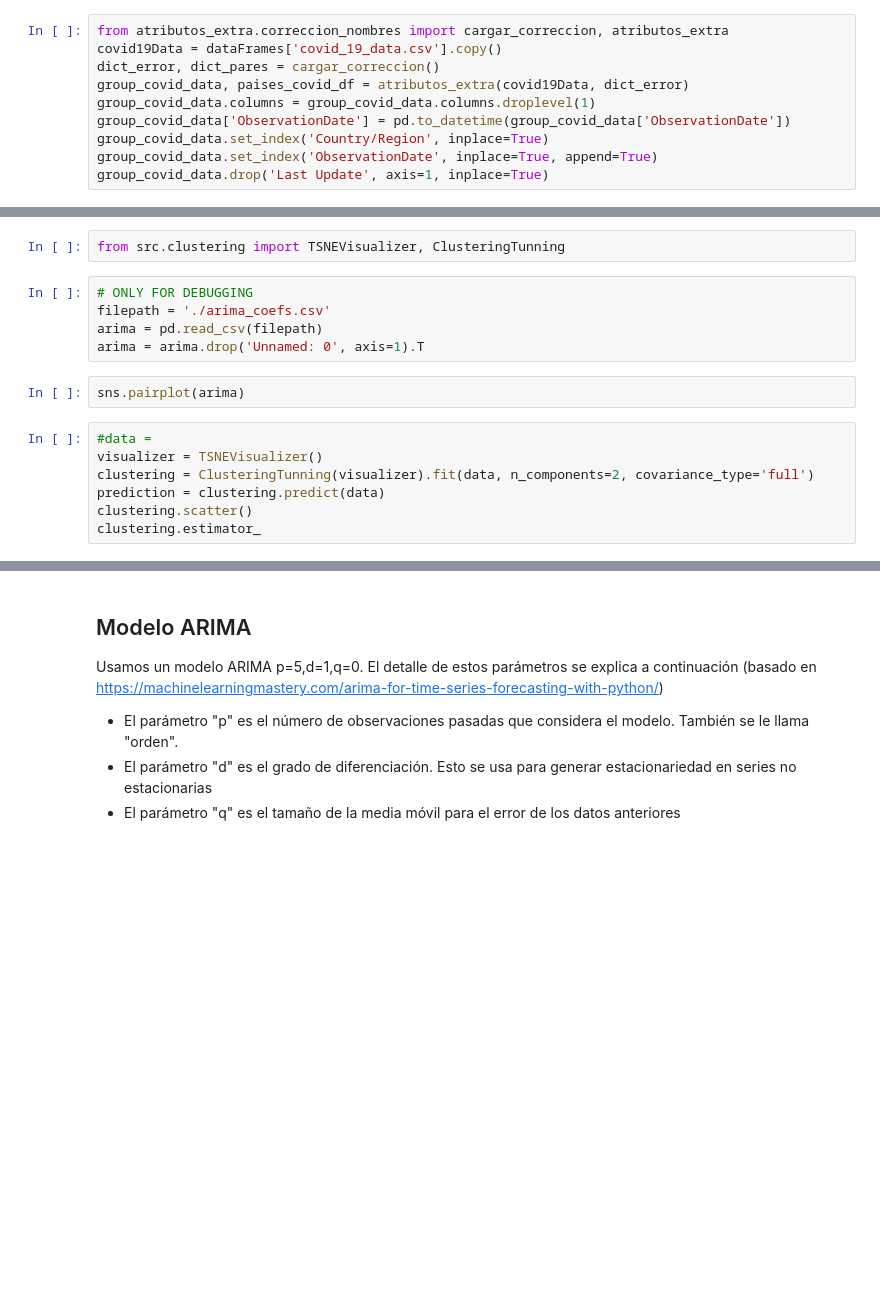
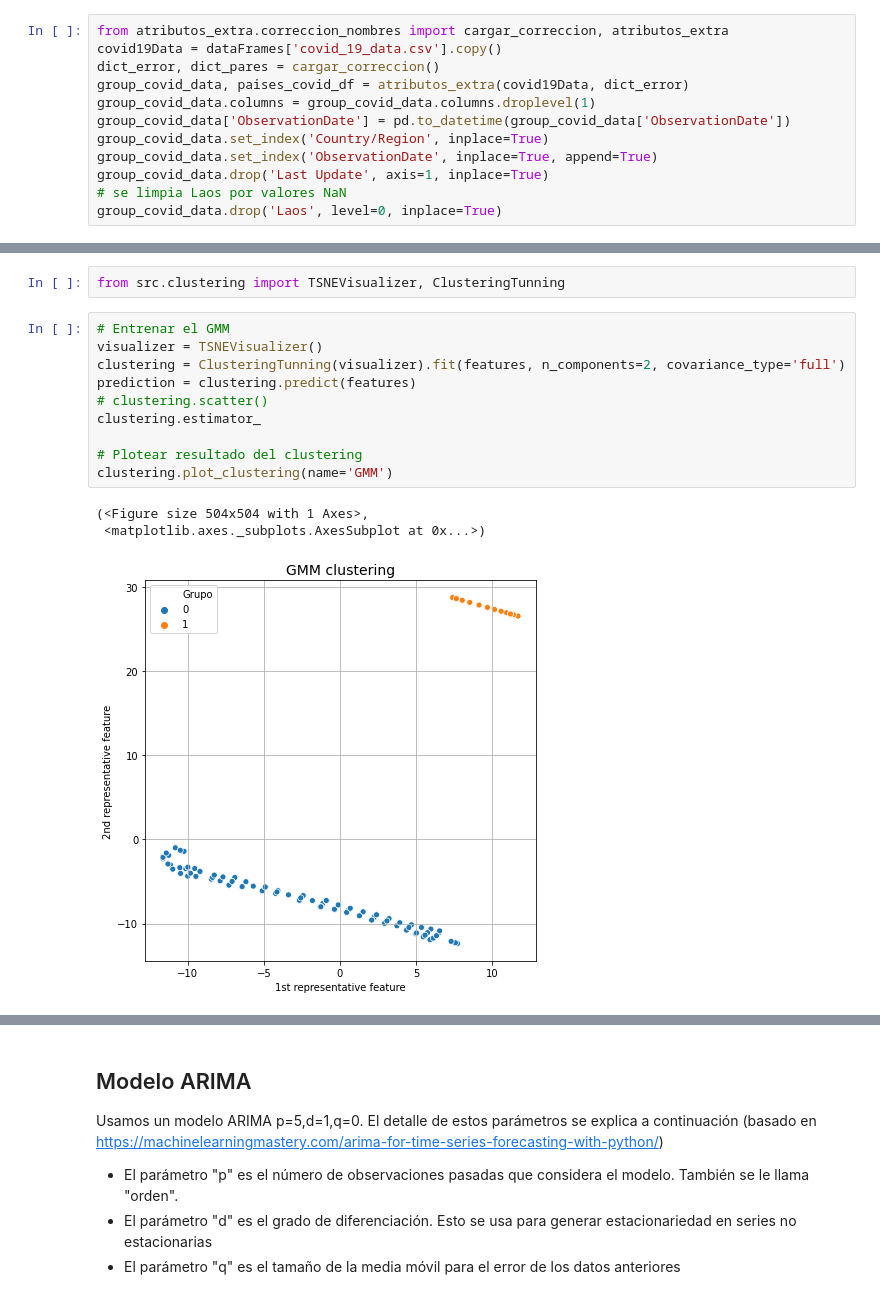
Before and after one commit to joseespinadote/proyecto_intro_mineria, a Jupyter notebook: hito_3_consolidado.ipynb, the cells around one changed output, grey strips where cells are left out. Cells and saved outputs as stored; diff of their text form; blank space fills up the shorter version.

```diff
--- a/hito_3_consolidado.ipynb
+++ b/hito_3_consolidado.ipynb
@@ -98,3 +98,5 @@ group_covid_data['ObservationDate'] = pd.to_datetime(group_covid_data['Observati
 group_covid_data.set_index('Country/Region', inplace=True)
 group_covid_data.set_index('ObservationDate', inplace=True, append=True)
 group_covid_data.drop('Last Update', axis=1, inplace=True)
+# se limpia Laos por valores NaN
+group_covid_data.drop('Laos', level=0, inplace=True)
@@ -378,17 +377,17 @@ clustering.plot_clustering(name='GMM')
 ## Agrupamiento
 # %%
 from src.clustering import TSNEVisualizer, ClusteringTunning
-# %%
-# ONLY FOR DEBUGGING
-filepath = './arima_coefs.csv'
-arima = pd.read_csv(filepath)
-arima = arima.drop('Unnamed: 0', axis=1).T
-# %%
-sns.pairplot(arima)
 # %%
-#data =
+# Entrenar el GMM
 visualizer = TSNEVisualizer()
-clustering = ClusteringTunning(visualizer).fit(data, n_components=2, covariance_type='full')
-prediction = clustering.predict(data)
-clustering.scatter()
+clustering = ClusteringTunning(visualizer).fit(features, n_components=2, covariance_type='full')
+prediction = clustering.predict(features)
+# clustering.scatter()
 clustering.estimator_
+
+# Plotear resultado del clustering
+clustering.plot_clustering(name='GMM')
+# %% [output]
+(<Figure size 504x504 with 1 Axes>,
+ <matplotlib.axes._subplots.AxesSubplot at 0x...>)
+[figure, added]
```
Also changed, not shown: parts of 8 cells of this notebook.
